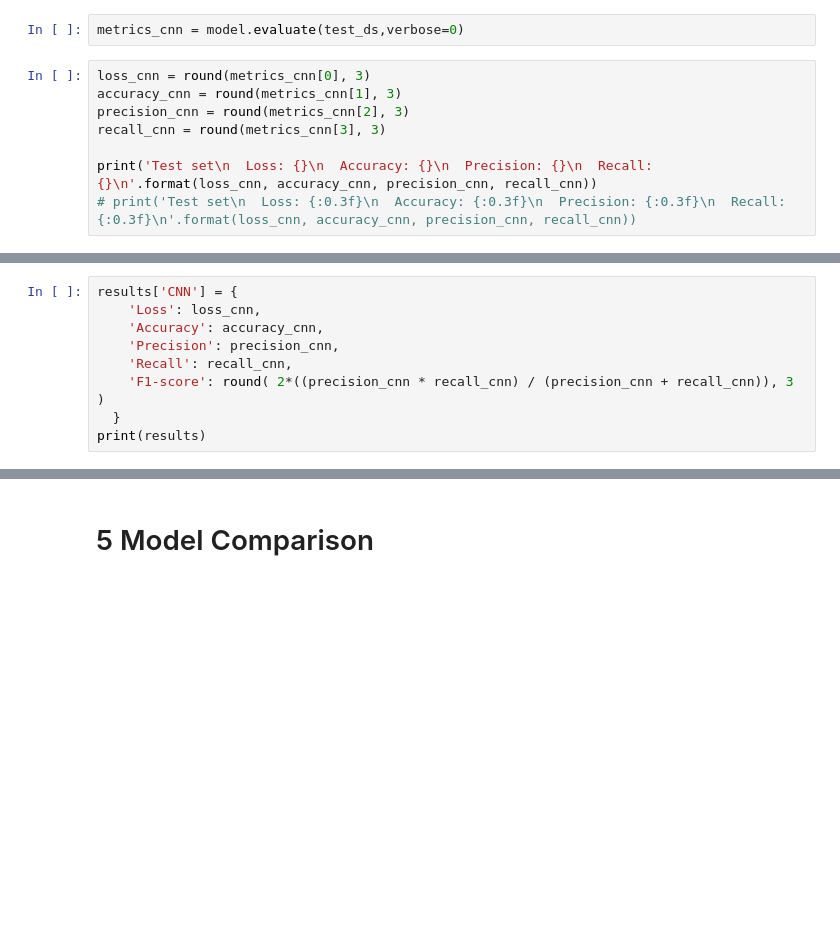
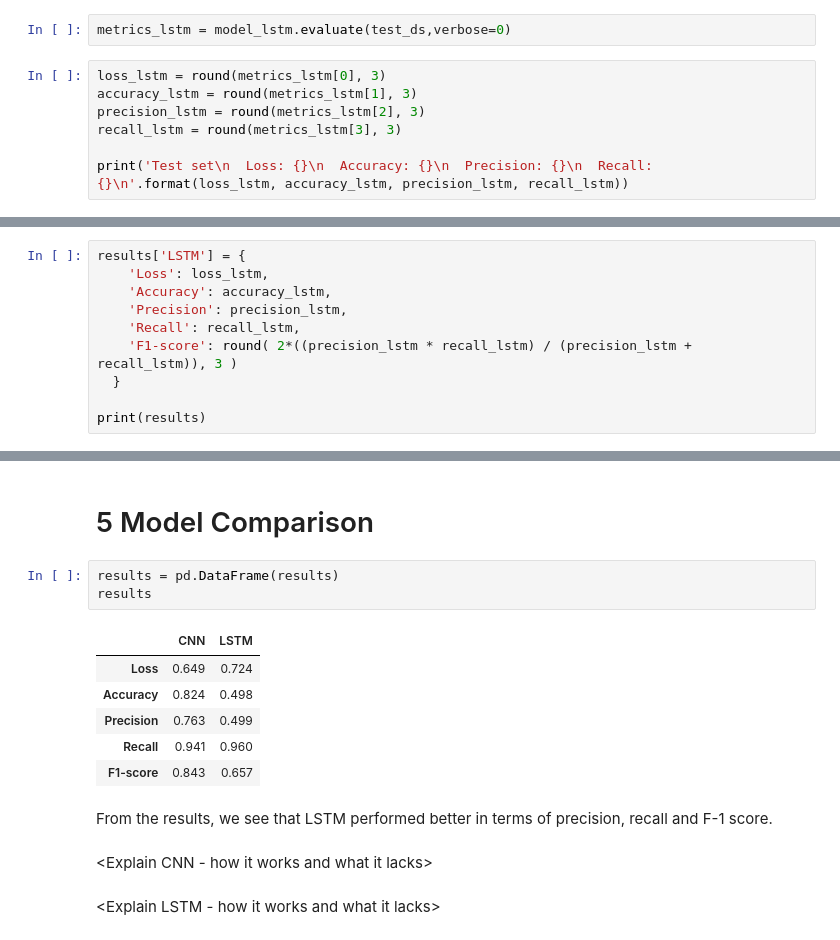
Before and after one commit to bigteo/BT4222_Assignment3, a Jupyter notebook: A3_A0203989N.ipynb, the cells around one changed output, grey strips where cells are left out. Drawn from its saved outputs; the diff is of its cells as text; blank space fills up the shorter version.

```diff
--- a/A3_A0203989N.ipynb
+++ b/A3_A0203989N.ipynb
@@ -396,14 +398,13 @@ Epoch 3/3
 # %% [markdown]
 ### Make predictions on test dataset
 # %%
-metrics_cnn = model.evaluate(test_ds,verbose=0)
+metrics_lstm = model_lstm.evaluate(test_ds,verbose=0)
 # %%
-loss_cnn = round(metrics_cnn[0], 3)
-accuracy_cnn = round(metrics_cnn[1], 3)
-precision_cnn = round(metrics_cnn[2], 3)
-recall_cnn = round(metrics_cnn[3], 3)
+loss_lstm = round(metrics_lstm[0], 3)
+accuracy_lstm = round(metrics_lstm[1], 3)
+precision_lstm = round(metrics_lstm[2], 3)
+recall_lstm = round(metrics_lstm[3], 3)
 
-print('Test set\n  Loss: {}\n  Accuracy: {}\n  Precision: {}\n  Recall: {}\n'.format(loss_cnn, accuracy_cnn, precision_cnn, recall_cnn))
-# print('Test set\n  Loss: {:0.3f}\n  Accuracy: {:0.3f}\n  Precision: {:0.3f}\n  Recall: {:0.3f}\n'.format(loss_cnn, accuracy_cnn, precision_cnn, recall_cnn))
+print('Test set\n  Loss: {}\n  Accuracy: {}\n  Precision: {}\n  Recall: {}\n'.format(loss_lstm, accuracy_lstm, precision_lstm, recall_lstm))
 # %% [output]
 Test set
@@ -414,10 +415,11 @@ Test set
 # %%
-results['CNN'] = {
-    'Loss': loss_cnn,
-    'Accuracy': accuracy_cnn,
-    'Precision': precision_cnn,
-    'Recall': recall_cnn,
-    'F1-score': round( 2*((precision_cnn * recall_cnn) / (precision_cnn + recall_cnn)), 3 )
+results['LSTM'] = {
+    'Loss': loss_lstm,
+    'Accuracy': accuracy_lstm,
+    'Precision': precision_lstm,
+    'Recall': recall_lstm,
+    'F1-score': round( 2*((precision_lstm * recall_lstm) / (precision_lstm + recall_lstm)), 3 )
   }
+
 print(results)
 # %% [output]
@@ -441,2 +445,18 @@ plt.show()
 # %% [markdown]
 # 5 Model Comparison
+# %%
+results = pd.DataFrame(results)
+results
+# %% [output]
+|  | CNN | LSTM |
+| Loss | 0.649 | 0.724 |
+| Accuracy | 0.824 | 0.498 |
+| Precision | 0.763 | 0.499 |
+| Recall | 0.941 | 0.960 |
+| F1-score | 0.843 | 0.657 |
+# %% [markdown]
+From the results, we see that LSTM performed better in terms of precision, recall and F-1 score.
+# %% [markdown]
+<Explain CNN - how it works and what it lacks>
+# %% [markdown]
+<Explain LSTM - how it works and what it lacks>
```
Also changed, not shown: parts of 15 cells of this notebook.
